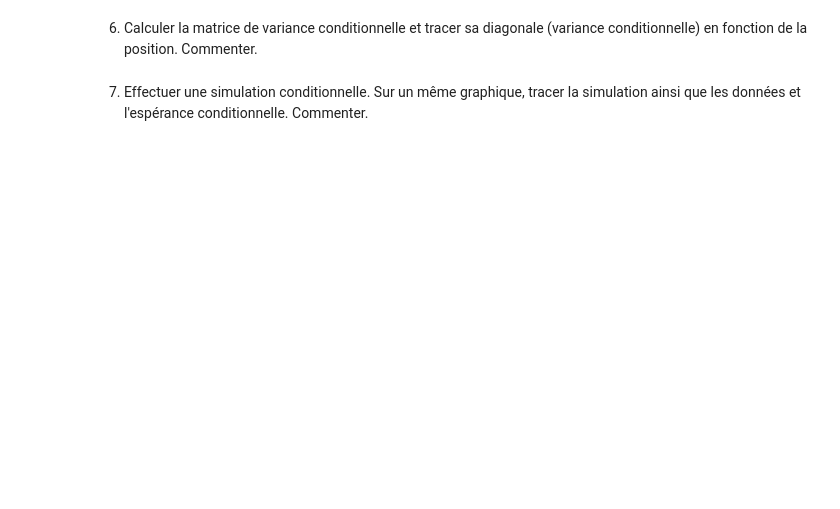
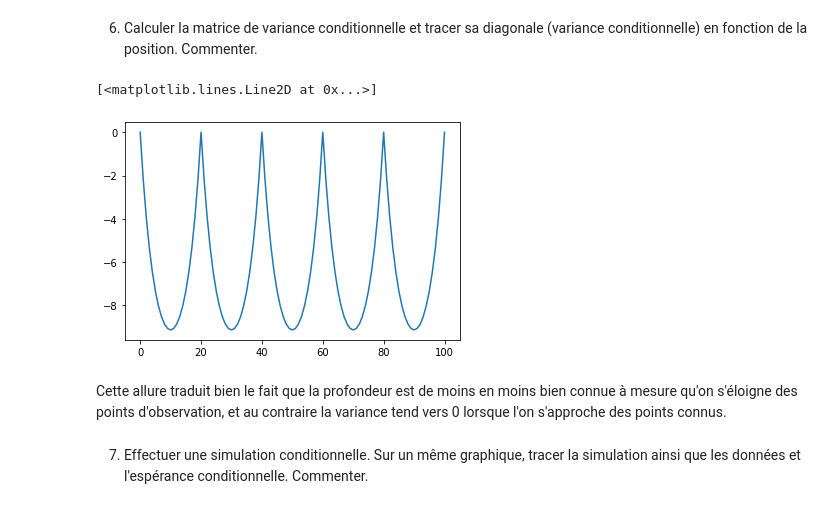
Before and after one commit to 19foliard/projet_probas, a Jupyter notebook: Projet numérique de Probabilités.ipynb, the cells around one changed output. Drawn from its saved outputs; the diff is of its cells as text; code cells hidden in the pictures; blank space fills up the shorter version.

```diff
--- a/Projet numérique de Probabilités.ipynb
+++ b/Projet numérique de Probabilités.ipynb
@@ -201,4 +187,20 @@ print(esp_cond)
 # %% [markdown]
 6. Calculer la matrice de variance conditionnelle et tracer sa diagonale (variance conditionnelle) en fonction de la position. Commenter.
+# %%
+CS_z = Cov_inc - Cov_obs_inc.dot(Inv_cov_obs).dot(Cov_obs_inc.T)
+diago = [CS_z[i][i] for i in range(95)]
+
+# Pour rajouter la variance conditionnelle des points connus :
+var_cond = [(0 if i%20 == 0 else diago[i - (i//20 + 1)]) for i in range (101)]
+indexes = [i for i in range (101)]
+
+plt.plot(indexes, var_cond)
+
+#ATTENTION VARIANCE NEGATIVE ??? pas trop de sens mais à part le signe l'allure a l'air bonne
+# %% [output]
+[<matplotlib.lines.Line2D at 0x...>]
+[figure, added]
+# %% [markdown]
+Cette allure traduit bien le fait que la profondeur est de moins en moins bien connue à mesure qu'on s'éloigne des points d'observation, et au contraire la variance tend vers 0 lorsque l'on s'approche des points connus.
 # %% [markdown]
 7. Effectuer une simulation conditionnelle. Sur un même graphique, tracer la simulation ainsi que les données et l'espérance conditionnelle. Commenter.
```
Also changed, not shown: parts of 11 cells of this notebook.
